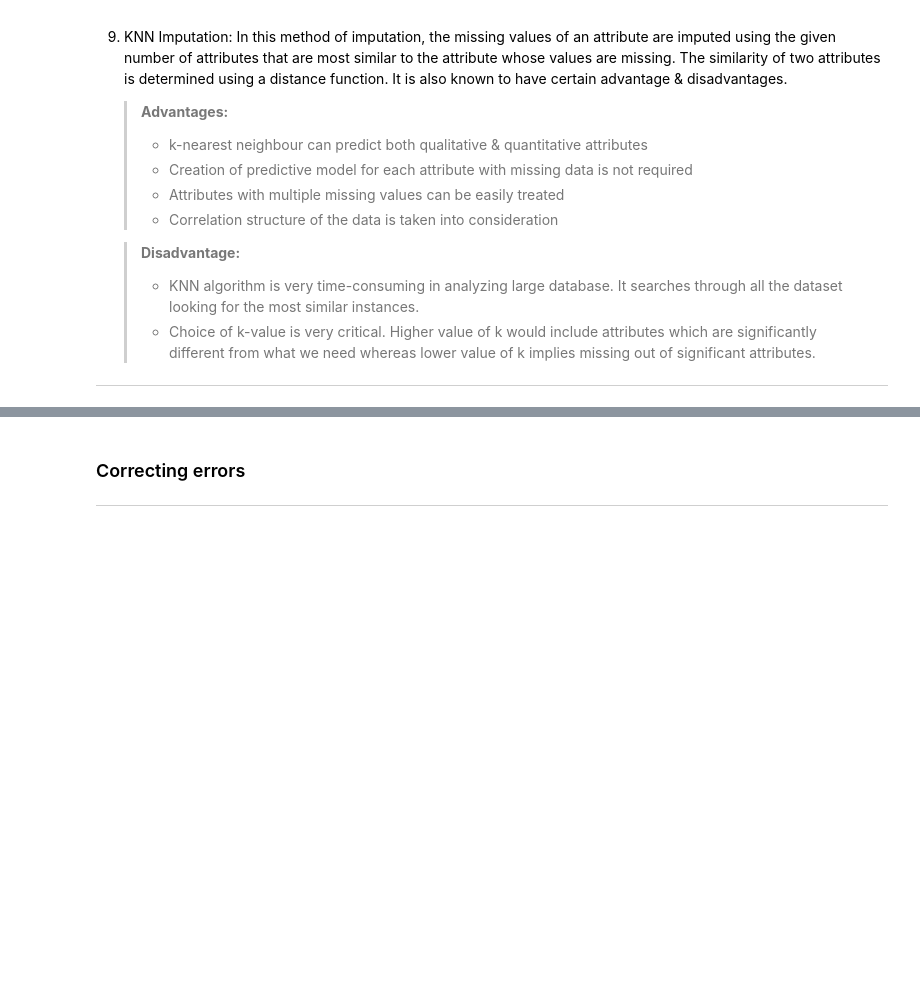
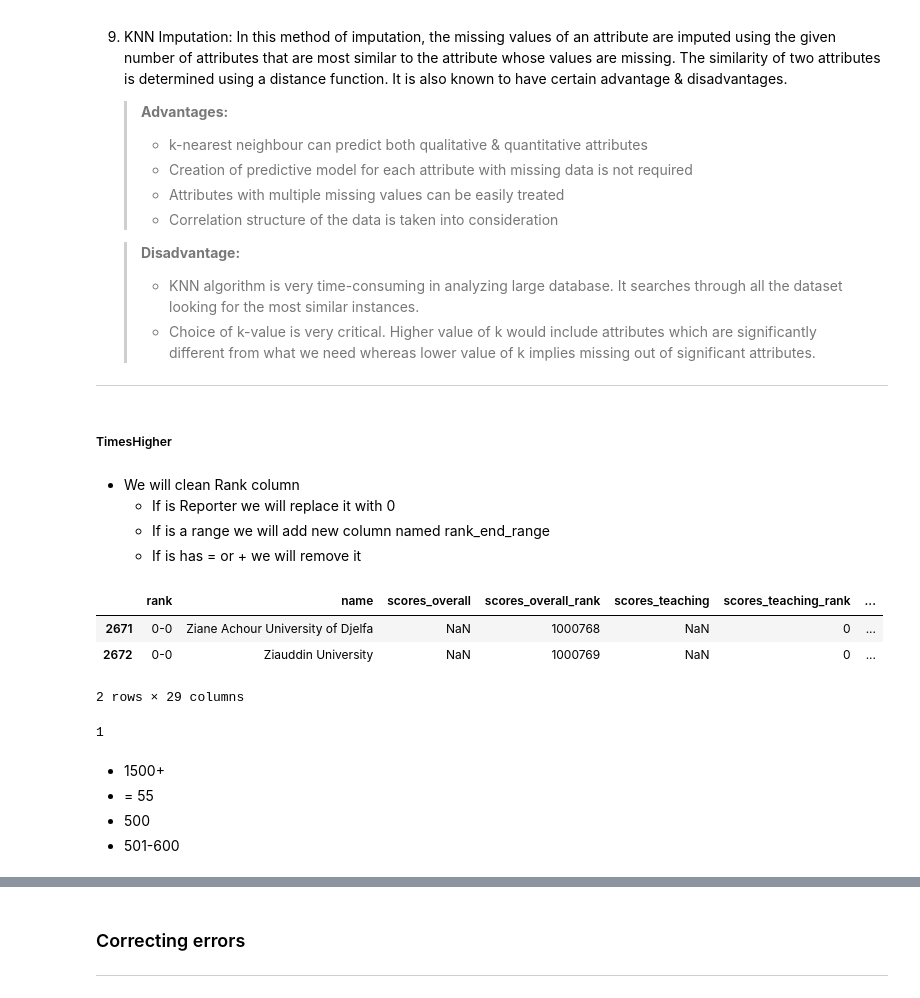
Before and after one commit to ahmadalharbi21/World-University-Ranks, a Jupyter notebook: EDA explain template.ipynb, the cells around one changed output, grey strips where cells are left out. Saved outputs shown, nothing was run; the diff lists cells and outputs as text; code cells hidden in the pictures; blank space fills up the shorter version.

```diff
--- a/EDA explain template.ipynb
+++ b/EDA explain template.ipynb
@@ -1023,3 +982,17 @@ To avoid:
    > - Choice of k-value is very critical. Higher value of k would include attributes which are significantly different from what we need whereas lower value of k implies missing out of significant attributes.
 
 --------------------
+# %% [markdown]
+##### TimesHigher
+# %% [markdown]
+- We will clean Rank column
+    - If is Reporter we will replace it with 0
+    - If is a range we will add new column named rank_end_range
+    - If is has = or + we will remove it
+# %%
+TimesHigher.tail(2)
+# %% [output]
+|  | rank | name | scores_overall | scores_overall_rank | scores_teaching | scores_teaching_rank | ... |
+| 2671 | 0-0 | Ziane Achour University of Djelfa | NaN | 1000768 | NaN | 0 | ... |
+| 2672 | 0-0 | Ziauddin University | NaN | 1000769 | NaN | 0 | ... |
+2 rows × 29 columns
@@ -1025,0 +1002,4 @@ To avoid:
+# %%
+len(TimesHigher['rank'][9].split('+'))
+# %% [output]
+1
@@ -1025,0 +1013,5 @@ To avoid:
+# %% [markdown]
+- 1500+
+- = 55
+- 500
+- 501-600
```
Also changed, not shown: parts of 20 cells of this notebook.
